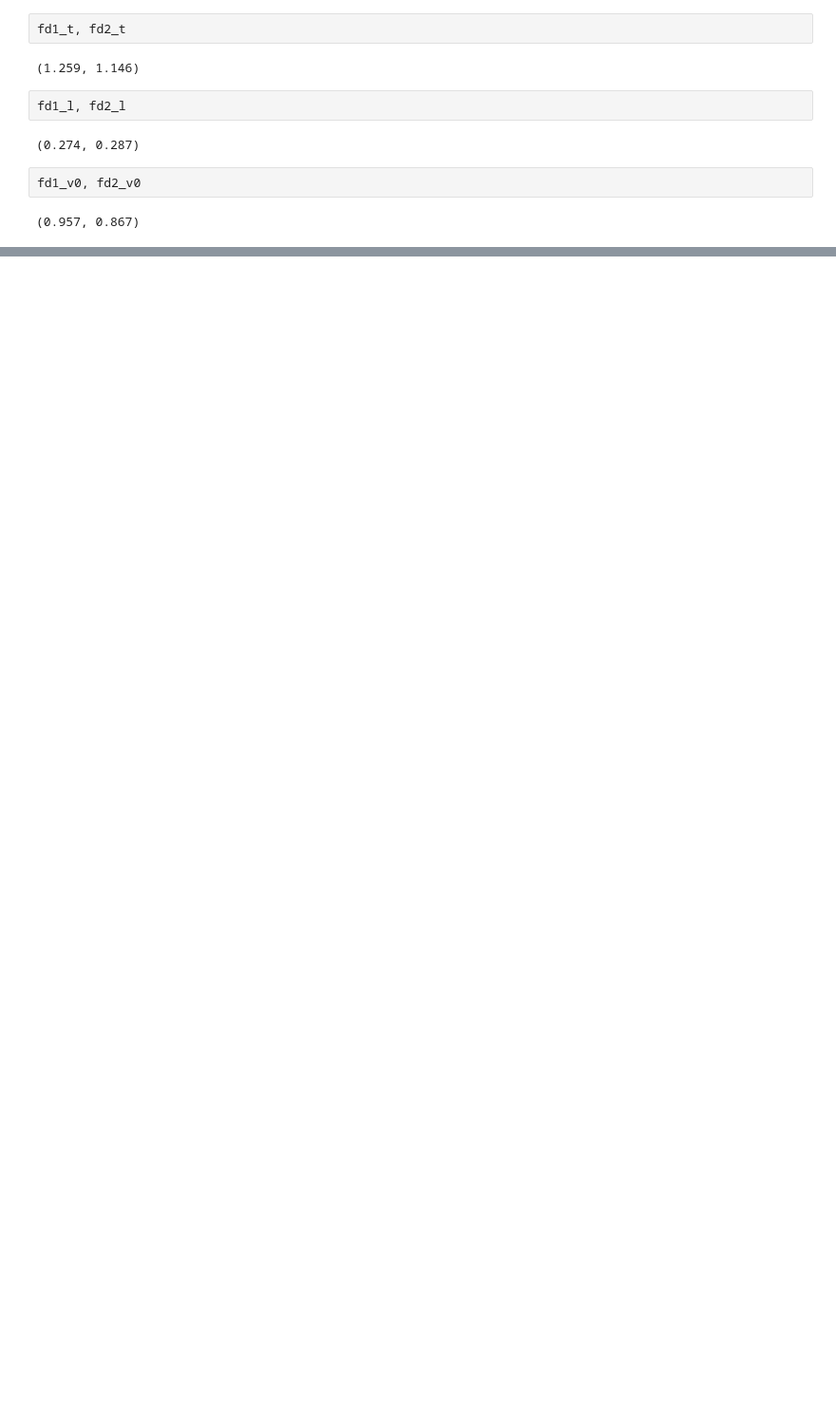
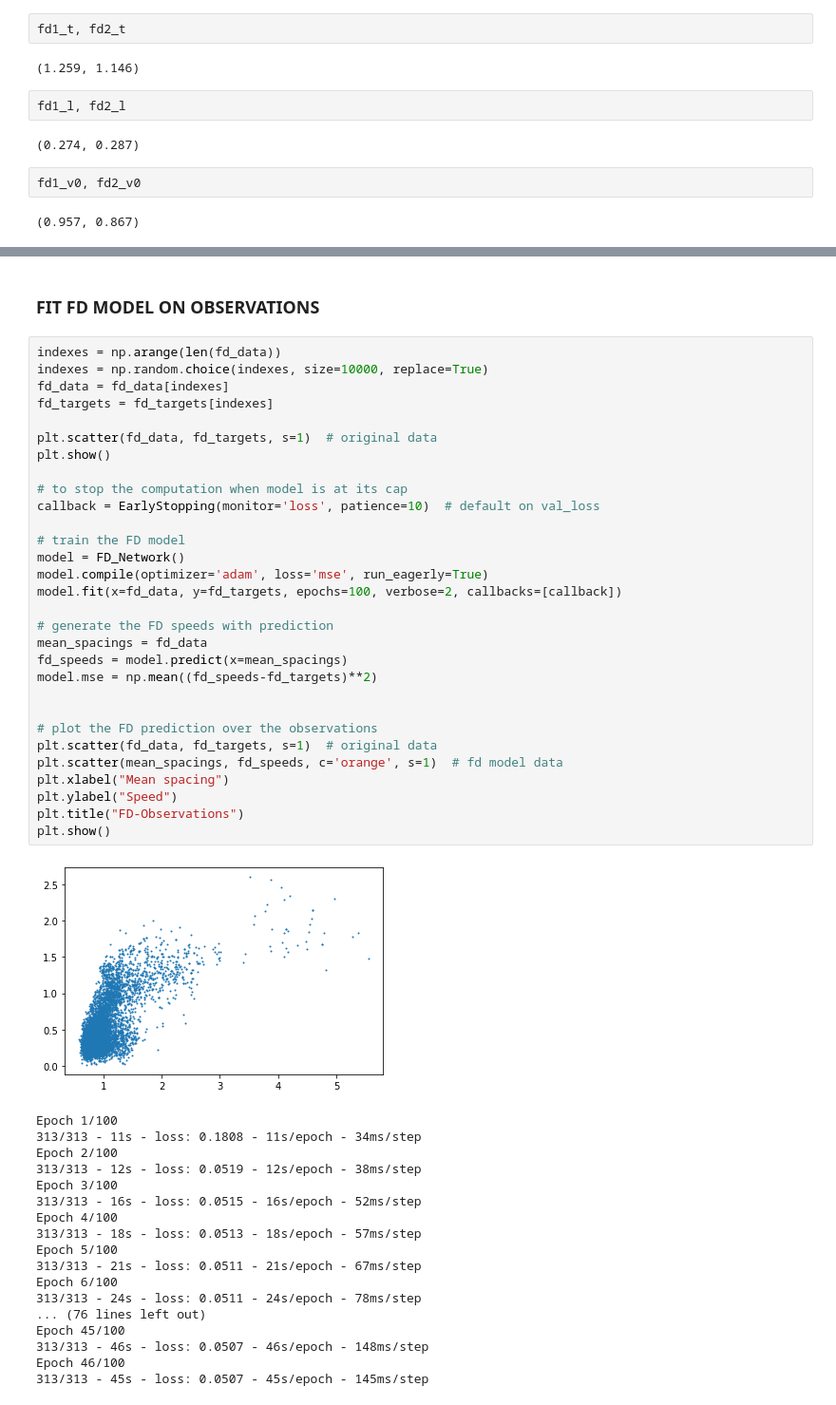
Before and after one commit to AlexPasqua/MLCMS-project, a Jupyter notebook: src/attempts/compare_FD_params.ipynb, the cells around one changed output, grey strips where cells are left out. Shown at 95% size. Drawn from its saved outputs; the diff is of its cells as text; blank space fills up the shorter version.

```diff
--- a/src/attempts/compare_FD_params.ipynb
+++ b/src/attempts/compare_FD_params.ipynb
@@ -192,0 +204,51 @@ fd1_v0, fd2_v0
+# %% [markdown]
+### FIT FD MODEL ON OBSERVATIONS
+# %%
+indexes = np.arange(len(fd_data))
+indexes = np.random.choice(indexes, size=10000, replace=True)
+fd_data = fd_data[indexes]
+fd_targets = fd_targets[indexes]
+
+plt.scatter(fd_data, fd_targets, s=1)  # original data
+plt.show()
+
+# to stop the computation when model is at its cap
+callback = EarlyStopping(monitor='loss', patience=10)  # default on val_loss
+
+# train the FD model
+model = FD_Network()
+model.compile(optimizer='adam', loss='mse', run_eagerly=True)
+model.fit(x=fd_data, y=fd_targets, epochs=100, verbose=2, callbacks=[callback])
+
+# generate the FD speeds with prediction
+mean_spacings = fd_data
+fd_speeds = model.predict(x=mean_spacings)
+model.mse = np.mean((fd_speeds-fd_targets)**2)
+
+
+# plot the FD prediction over the observations
+plt.scatter(fd_data, fd_targets, s=1)  # original data
+plt.scatter(mean_spacings, fd_speeds, c='orange', s=1)  # fd model data
+plt.xlabel("Mean spacing")
+plt.ylabel("Speed")
+plt.title("FD-Observations")
+plt.show()
+# %% [output]
+[figure, added]
+Epoch 1/100
+313/313 - 11s - loss: 0.1808 - 11s/epoch - 34ms/step
+Epoch 2/100
+313/313 - 12s - loss: 0.0519 - 12s/epoch - 38ms/step
+Epoch 3/100
+313/313 - 16s - loss: 0.0515 - 16s/epoch - 52ms/step
+Epoch 4/100
+313/313 - 18s - loss: 0.0513 - 18s/epoch - 57ms/step
+Epoch 5/100
+313/313 - 21s - loss: 0.0511 - 21s/epoch - 67ms/step
+Epoch 6/100
+313/313 - 24s - loss: 0.0511 - 24s/epoch - 78ms/step
+... (76 lines left out)
+Epoch 45/100
+313/313 - 46s - loss: 0.0507 - 46s/epoch - 148ms/step
+Epoch 46/100
+313/313 - 45s - loss: 0.0507 - 45s/epoch - 145ms/step
```
Also changed, not shown: parts of 15 cells of this notebook, 23 other files.
